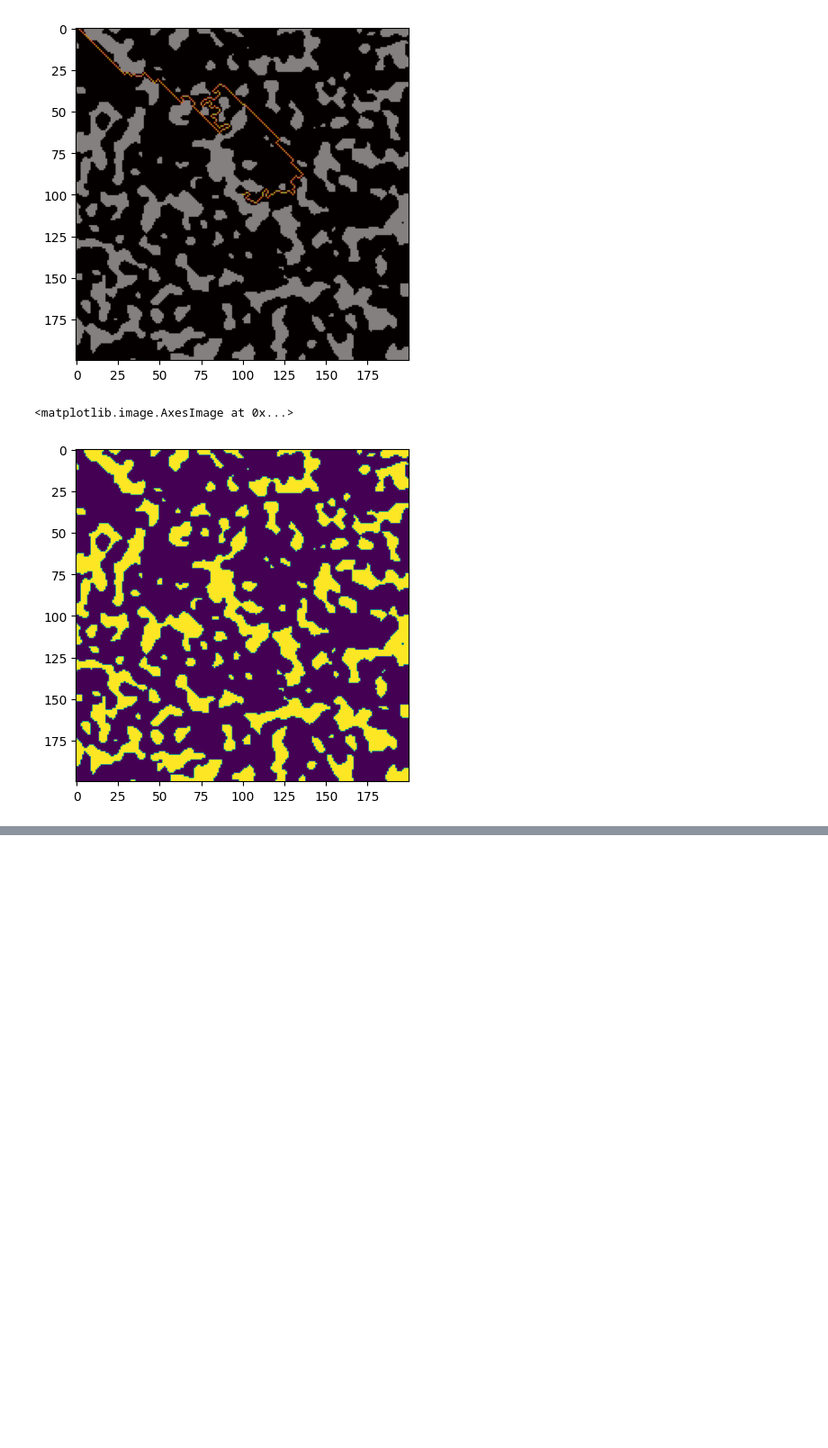
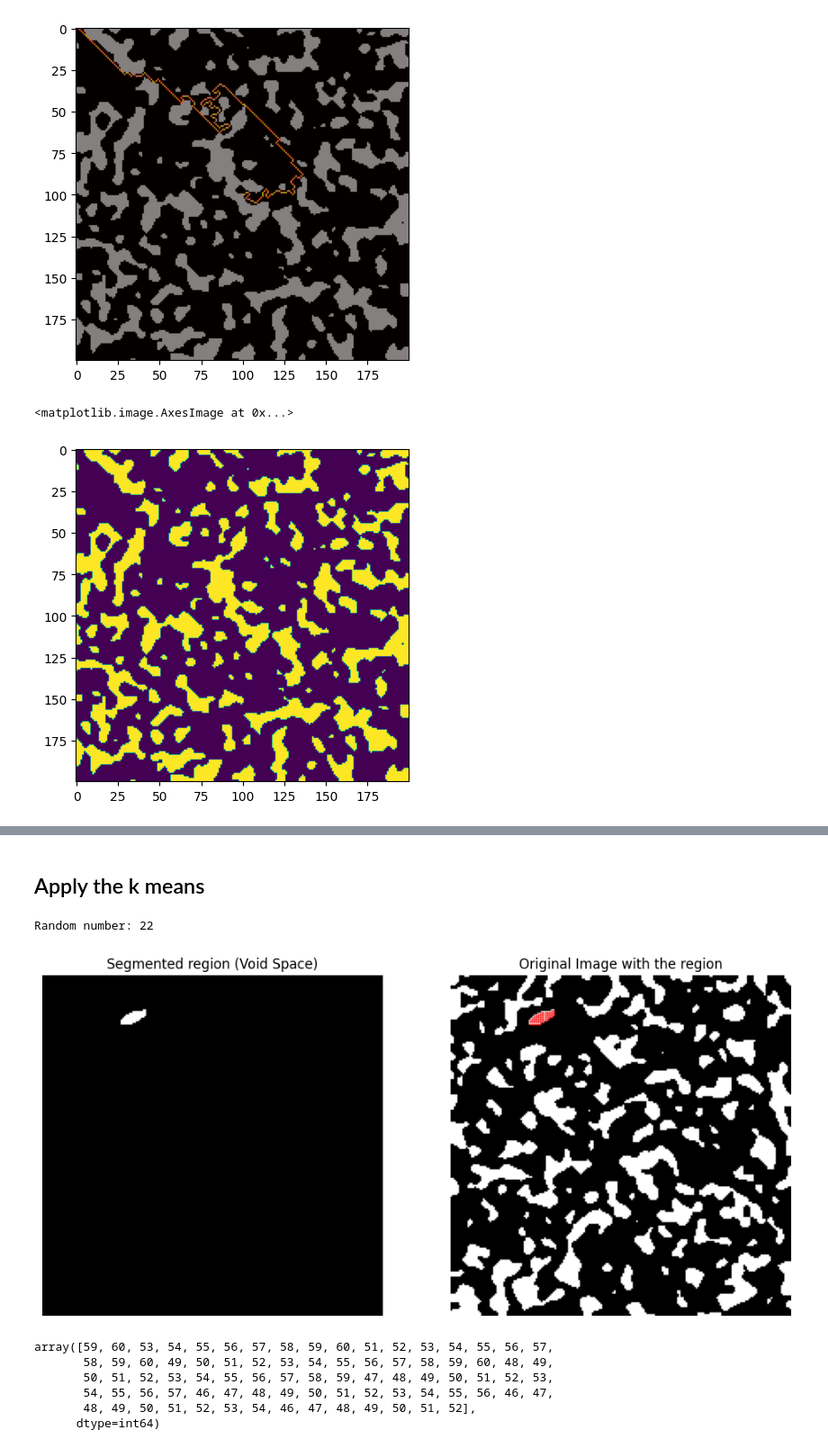
Before and after one commit to FrankVanzeler/Digital-Rock-Analysis-, a Jupyter notebook: Testing.ipynb, the cells around one changed output, grey strips where cells are left out. Shown at 90% size. Drawn from its saved outputs; the diff is of its cells as text; code cells hidden in the pictures; blank space fills up the shorter version.

```diff
--- a/Testing.ipynb
+++ b/Testing.ipynb
@@ -1990,0 +2000,72 @@ plt.show()
+# %% [markdown]
+## Apply the k means
+# %%
+import porespy as ps
+
+# Generate a synthetic 2D porous material image
+im = ps.generators.blobs(shape=[200, 200], porosity=0.28, blobiness=2)
+im = im.astype('uint8')
+# Threshold the image to separate void space and solid matrix
+threshold_value = 0.5  # Adjust this threshold as needed
+#binary_image = (im > threshold_value).astype(int)
+binary_image = im > threshold_value
+# Label connected components in the binary image
+labeled_image, num_labels = ndi.label(binary_image)
+# %%
+# Lista para salvar as regiões segmentadas (void space)
+regioes_segmentadas = []
+
+# Lista para salvar as coordenadas de cada região
+coordenadas_poros = []
+
+# Iterar sobre os diferentes rótulos de regiões na imagem rotulada
+for label in range(1, num_labels + 1):
+    # Encontrar os índices dos pixels da região na imagem rotulada
+    indices_regiao = np.where(labeled_image == label)
+
+    # Salvar as coordenadas x e y dos pixels da região na imagem original
+    coords_x, coords_y = indices_regiao[1], indices_regiao[0]
+    coordenadas_poros.append((coords_x, coords_y))
+
+    # Extrair a região segmentada (void space) da imagem original
+    regiao_segmentada = np.zeros_like(im)
+    regiao_segmentada[coords_y, coords_x] = 1  # Atribuir 1 aos pixels da região
+    regioes_segmentadas.append(regiao_segmentada)
+
+import random
+random_number = random.randint(0, len(regioes_segmentadas))  # Generates a random integer between 1 and 100 (inclusive)
+print("Random number:", random_number)
+
+# Exemplo de acesso a uma região segmentada e suas coordenadas
+indice_da_regiao = random_number  # Índice da região desejada
+regiao_segmentada_desejada = regioes_segmentadas[indice_da_regiao]
+coordenadas_da_regiao_desejada = coordenadas_poros[indice_da_regiao]
+
+
+
+# Visualizar a região segmentada e as coordenadas
+plt.figure(figsize=(12, 6))
+plt.subplot(121)
+plt.imshow(regiao_segmentada_desejada, cmap='gray')
+plt.title('Segmented region (Void Space)')
+plt.axis('off')
+
+plt.subplot(122)
+plt.imshow(binary_image, cmap='gray')
+plt.plot(coordenadas_da_regiao_desejada[0], coordenadas_da_regiao_desejada[1], 'r.', markersize=1)
+plt.title('Original Image with the region')
+plt.axis('off')
+
+plt.show()
+# %% [output]
+Random number: 22
+[figure, added]
+# %%
+coordenadas_da_regiao_desejada[0]
+# %% [output]
+array([59, 60, 53, 54, 55, 56, 57, 58, 59, 60, 51, 52, 53, 54, 55, 56, 57,
+       58, 59, 60, 49, 50, 51, 52, 53, 54, 55, 56, 57, 58, 59, 60, 48, 49,
+       50, 51, 52, 53, 54, 55, 56, 57, 58, 59, 47, 48, 49, 50, 51, 52, 53,
+       54, 55, 56, 57, 46, 47, 48, 49, 50, 51, 52, 53, 54, 55, 56, 46, 47,
+       48, 49, 50, 51, 52, 53, 54, 46, 47, 48, 49, 50, 51, 52],
+      dtype=int64)
```
Also changed, not shown: parts of 23 cells of this notebook.
